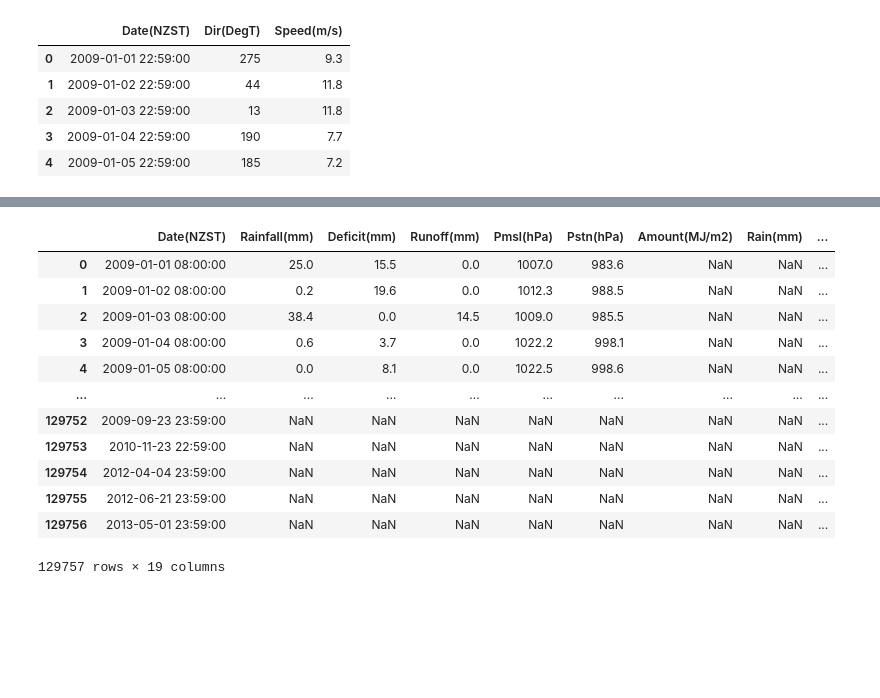
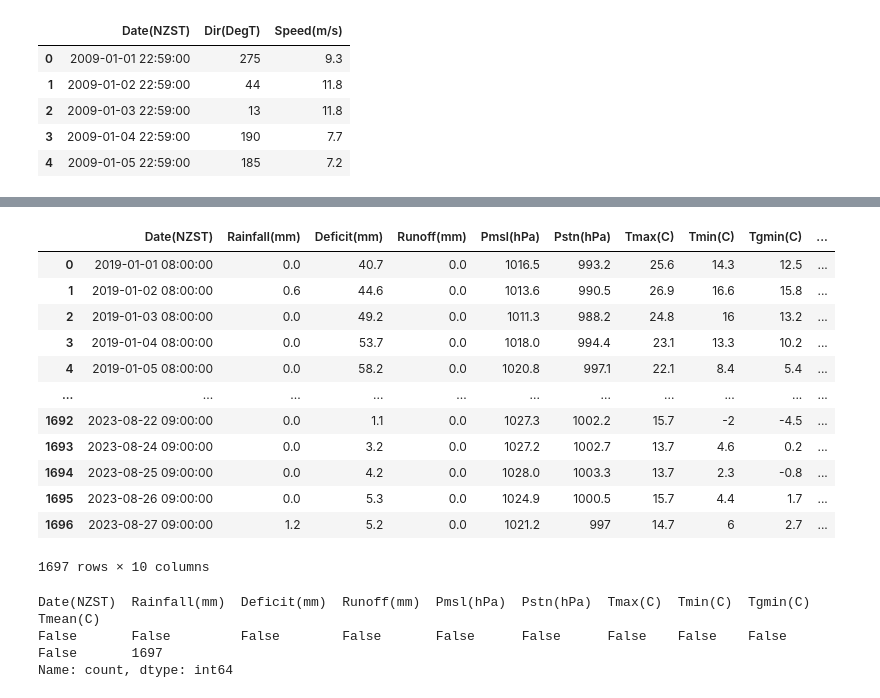
Before and after one commit to YingCG/research-weather-forecast, a Jupyter notebook: niwa_data_processing.ipynb, the cells around one changed output, grey strips where cells are left out. Cells and saved outputs as stored; diff of their text form; code cells hidden in the pictures; blank space fills up the shorter version.

```diff
--- a/niwa_data_processing.ipynb
+++ b/niwa_data_processing.ipynb
@@ -166,27 +200,29 @@ windMax.head()
+# %%
+weatherdf = weatherdf.merge(tempMaxMin, on='Date(NZST)')
+weatherdf
+# %% [output]
+|  | Date(NZST) | Rainfall(mm) | Deficit(mm) | Runoff(mm) | Pmsl(hPa) | Pstn(hPa) | Tmax(C) | Tmin(C) | Tgmin(C) | ... |
+| 0 | 2019-01-01 08:00:00 | 0.0 | 40.7 | 0.0 | 1016.5 | 993.2 | 25.6 | 14.3 | 12.5 | ... |
+| 1 | 2019-01-02 08:00:00 | 0.6 | 44.6 | 0.0 | 1013.6 | 990.5 | 26.9 | 16.6 | 15.8 | ... |
+| 2 | 2019-01-03 08:00:00 | 0.0 | 49.2 | 0.0 | 1011.3 | 988.2 | 24.8 | 16 | 13.2 | ... |
+| 3 | 2019-01-04 08:00:00 | 0.0 | 53.7 | 0.0 | 1018.0 | 994.4 | 23.1 | 13.3 | 10.2 | ... |
+| 4 | 2019-01-05 08:00:00 | 0.0 | 58.2 | 0.0 | 1020.8 | 997.1 | 22.1 | 8.4 | 5.4 | ... |
+| ... | ... | ... | ... | ... | ... | ... | ... | ... | ... | ... |
+| 1692 | 2023-08-22 09:00:00 | 0.0 | 1.1 | 0.0 | 1027.3 | 1002.2 | 15.7 | -2 | -4.5 | ... |
+| 1693 | 2023-08-24 09:00:00 | 0.0 | 3.2 | 0.0 | 1027.2 | 1002.7 | 13.7 | 4.6 | 0.2 | ... |
+| 1694 | 2023-08-25 09:00:00 | 0.0 | 4.2 | 0.0 | 1028.0 | 1003.3 | 13.7 | 2.3 | -0.8 | ... |
+| 1695 | 2023-08-26 09:00:00 | 0.0 | 5.3 | 0.0 | 1024.9 | 1000.5 | 15.7 | 4.4 | 1.7 | ... |
+| 1696 | 2023-08-27 09:00:00 | 1.2 | 5.2 | 0.0 | 1021.2 | 997 | 14.7 | 6 | 2.7 | ... |
+1697 rows × 10 columns
 # %%
-# Merge dataframes based on 'Date(NZST)' column
-weatherdf = rainDaily.merge(pressure, on='Date(NZST)', how='outer')
-weatherdf = weatherdf.merge(radiation, on='Date(NZST)', how='outer')
-weatherdf = weatherdf.merge(rainbreakpoint, on='Date(NZST)', how='outer')
-weatherdf = weatherdf.merge(soilMoisture, on='Date(NZST)', how='outer')
-weatherdf = weatherdf.merge(sunshine, on='Date(NZST)', how='outer')
-weatherdf = weatherdf.merge(tempMaxMin, on='Date(NZST)', how='outer')
-weatherdf = weatherdf.merge(surfaceWind, on='Date(NZST)', how='outer')
-# weatherdf = weatherdf.merge(tempScreen, on='Date(NZST)', how='outer')
-# weatherdf = weatherdf.merge(windMax, on='Date(NZST)', how='outer')
+# weatherdf = weatherdf.merge(radiation, on='Date(NZST)')
+# weatherdf = weatherdf.merge(rainbreakpoint, on='Date(NZST)')
+# weatherdf = weatherdf.merge(sunshine, on='Date(NZST)')
+# weatherdf = weatherdf.merge(tempScreen, on='Date(NZST)')
+# weatherdf = weatherdf.merge(surfaceWind, on='Date(NZST)')
+# weatherdf = weatherdf.merge(windMax, on='Date(NZST)')
+weatherdf.isna().value_counts()
+# %% [output]
+Date(NZST)  Rainfall(mm)  Deficit(mm)  Runoff(mm)  Pmsl(hPa)  Pstn(hPa)  Tmax(C)  Tmin(C)  Tgmin(C)  Tmean(C)
+False       False         False        False       False      False      False    False    False     False       1697
+Name: count, dtype: int64
-# %%
-weatherdf
-# %% [output]
-|  | Date(NZST) | Rainfall(mm) | Deficit(mm) | Runoff(mm) | Pmsl(hPa) | Pstn(hPa) | Amount(MJ/m2) | Rain(mm) | ... |
-| 0 | 2009-01-01 08:00:00 | 25.0 | 15.5 | 0.0 | 1007.0 | 983.6 | NaN | NaN | ... |
-| 1 | 2009-01-02 08:00:00 | 0.2 | 19.6 | 0.0 | 1012.3 | 988.5 | NaN | NaN | ... |
-| 2 | 2009-01-03 08:00:00 | 38.4 | 0.0 | 14.5 | 1009.0 | 985.5 | NaN | NaN | ... |
-| 3 | 2009-01-04 08:00:00 | 0.6 | 3.7 | 0.0 | 1022.2 | 998.1 | NaN | NaN | ... |
-| 4 | 2009-01-05 08:00:00 | 0.0 | 8.1 | 0.0 | 1022.5 | 998.6 | NaN | NaN | ... |
-| ... | ... | ... | ... | ... | ... | ... | ... | ... | ... |
-| 129752 | 2009-09-23 23:59:00 | NaN | NaN | NaN | NaN | NaN | NaN | NaN | ... |
-| 129753 | 2010-11-23 22:59:00 | NaN | NaN | NaN | NaN | NaN | NaN | NaN | ... |
-| 129754 | 2012-04-04 23:59:00 | NaN | NaN | NaN | NaN | NaN | NaN | NaN | ... |
-| 129755 | 2012-06-21 23:59:00 | NaN | NaN | NaN | NaN | NaN | NaN | NaN | ... |
-| 129756 | 2013-05-01 23:59:00 | NaN | NaN | NaN | NaN | NaN | NaN | NaN | ... |
-129757 rows × 19 columns
```
Also changed, not shown: parts of 6 cells of this notebook, 29 other files.
